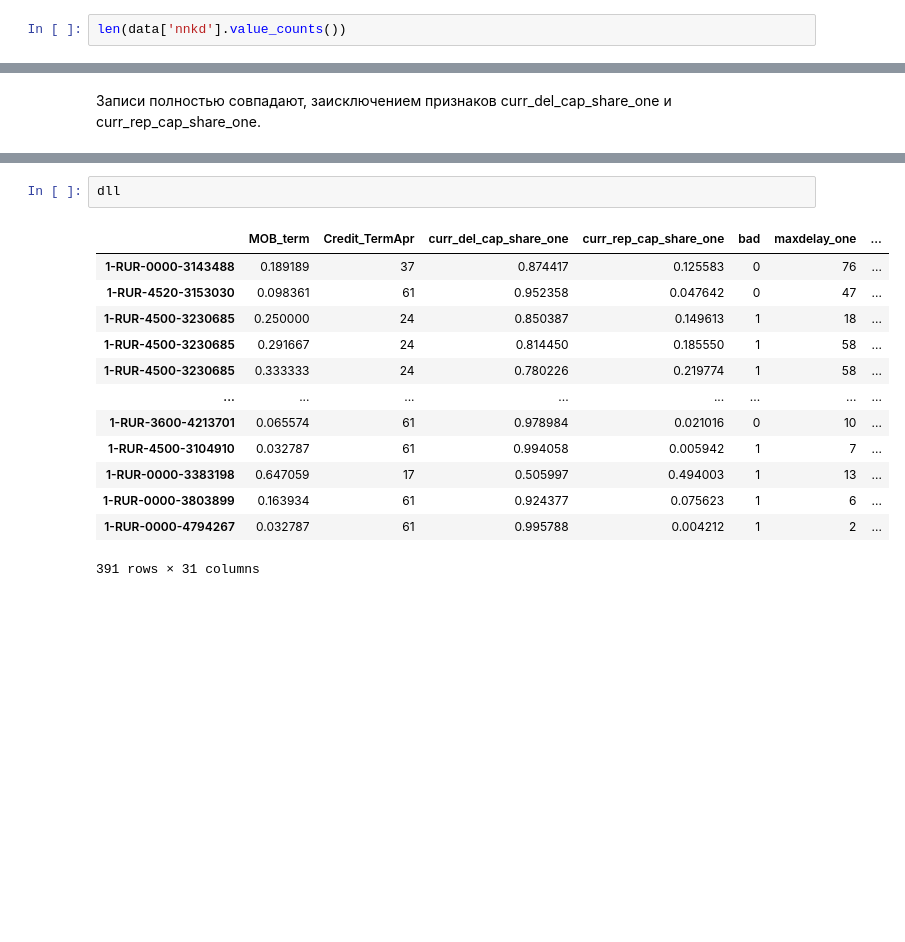
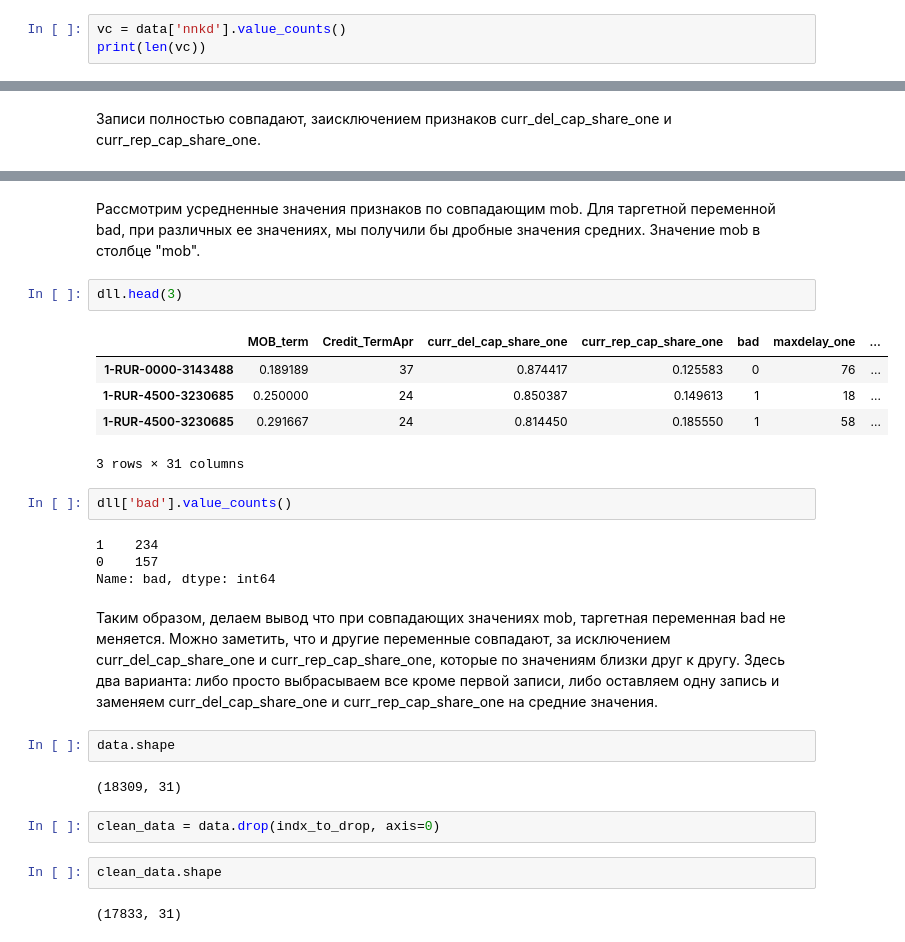
Before and after one commit to alexbarrow/credit_delay_prediction, a Jupyter notebook: EDA.ipynb, the cells around one changed output, grey strips where cells are left out. Cells and saved outputs as stored; diff of their text form; blank space fills up the shorter version.

```diff
--- a/EDA.ipynb
+++ b/EDA.ipynb
@@ -42,7 +47,8 @@ data.head(5).T
 # %% [markdown]
 Первое, что бросается в глаза это наличие совпадающих значений в 'nnkd', переменной являющейся id (в данном случае вероятнее всего номер договора). Для совпадающих значений в 'nndk' совпадают и значения в описательных признаках клиента (MA_). Таким образом, у нас есть клиенты, которые несколько раз присутствуют в датасете, однако они не являются дубликатами, поскольку некоторые признаки для них отличаются. Например, 'mob'. Посмотрим на число уникальных клиентов.
 # %%
-len(data['nnkd'].value_counts())
+vc = data['nnkd'].value_counts()
+print(len(vc))
 # %% [output]
 5003
 # %% [markdown]
@@ -139,16 +144,28 @@ Wall time: 11 s
+# %% [markdown]
+Рассмотрим усредненные значения признаков по совпадающим mob. Для таргетной переменной bad, при различных ее значениях, мы получили бы дробные значения средних. Значение mob в столбце "mob".
 # %%
-dll
+dll.head(3)
 # %% [output]
 |  | MOB_term | Credit_TermApr | curr_del_cap_share_one | curr_rep_cap_share_one | bad | maxdelay_one | ... |
 | 1-RUR-0000-3143488 | 0.189189 | 37 | 0.874417 | 0.125583 | 0 | 76 | ... |
-| 1-RUR-4520-3153030 | 0.098361 | 61 | 0.952358 | 0.047642 | 0 | 47 | ... |
 | 1-RUR-4500-3230685 | 0.250000 | 24 | 0.850387 | 0.149613 | 1 | 18 | ... |
 | 1-RUR-4500-3230685 | 0.291667 | 24 | 0.814450 | 0.185550 | 1 | 58 | ... |
-| 1-RUR-4500-3230685 | 0.333333 | 24 | 0.780226 | 0.219774 | 1 | 58 | ... |
-| ... | ... | ... | ... | ... | ... | ... | ... |
-| 1-RUR-3600-4213701 | 0.065574 | 61 | 0.978984 | 0.021016 | 0 | 10 | ... |
-| 1-RUR-4500-3104910 | 0.032787 | 61 | 0.994058 | 0.005942 | 1 | 7 | ... |
-| 1-RUR-0000-3383198 | 0.647059 | 17 | 0.505997 | 0.494003 | 1 | 13 | ... |
-| 1-RUR-0000-3803899 | 0.163934 | 61 | 0.924377 | 0.075623 | 1 | 6 | ... |
-| 1-RUR-0000-4794267 | 0.032787 | 61 | 0.995788 | 0.004212 | 1 | 2 | ... |
-391 rows × 31 columns
+3 rows × 31 columns
+# %%
+dll['bad'].value_counts()
+# %% [output]
+1    234
+0    157
+Name: bad, dtype: int64
+# %% [markdown]
+Таким образом, делаем вывод что при совпадающих значениях mob, таргетная переменная bad не меняется. Можно заметить, что и другие переменные совпадают, за исключением curr_del_cap_share_one и curr_rep_cap_share_one, которые по значениям близки друг к другу. Здесь два варианта: либо просто выбрасываем все кроме первой записи, либо оставляем одну запись и  заменяем curr_del_cap_share_one и curr_rep_cap_share_one на средние значения.
+# %%
+data.shape
+# %% [output]
+(18309, 31)
+# %%
+clean_data = data.drop(indx_to_drop, axis=0)
+# %%
+clean_data.shape
+# %% [output]
+(17833, 31)
```
Also changed, not shown: parts of 11 cells of this notebook, 1 other file.
